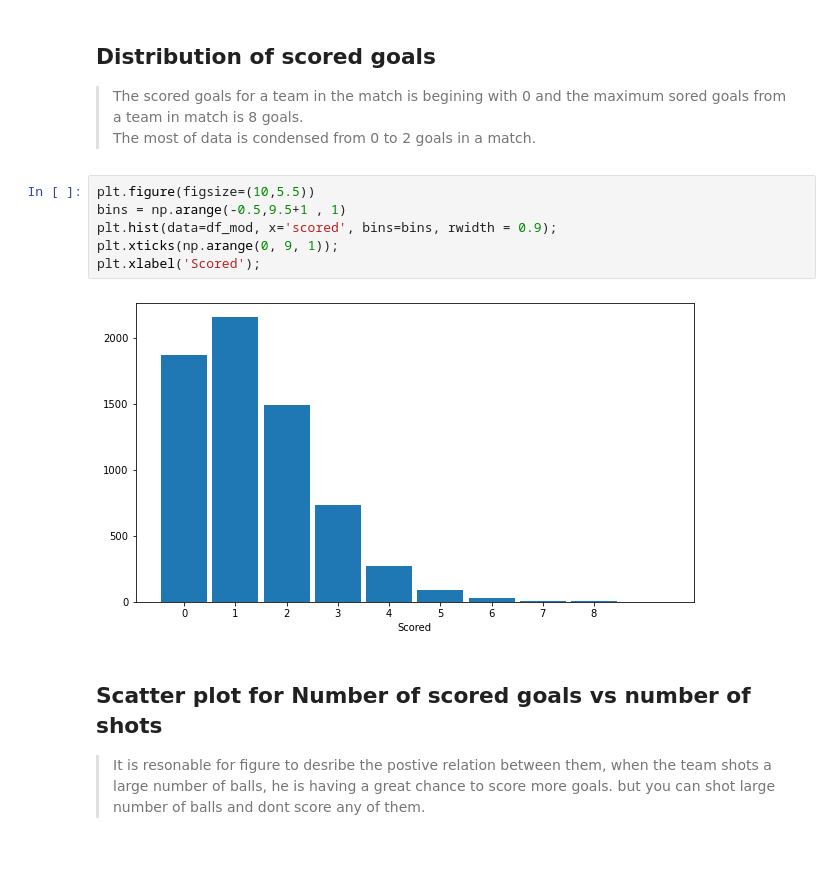
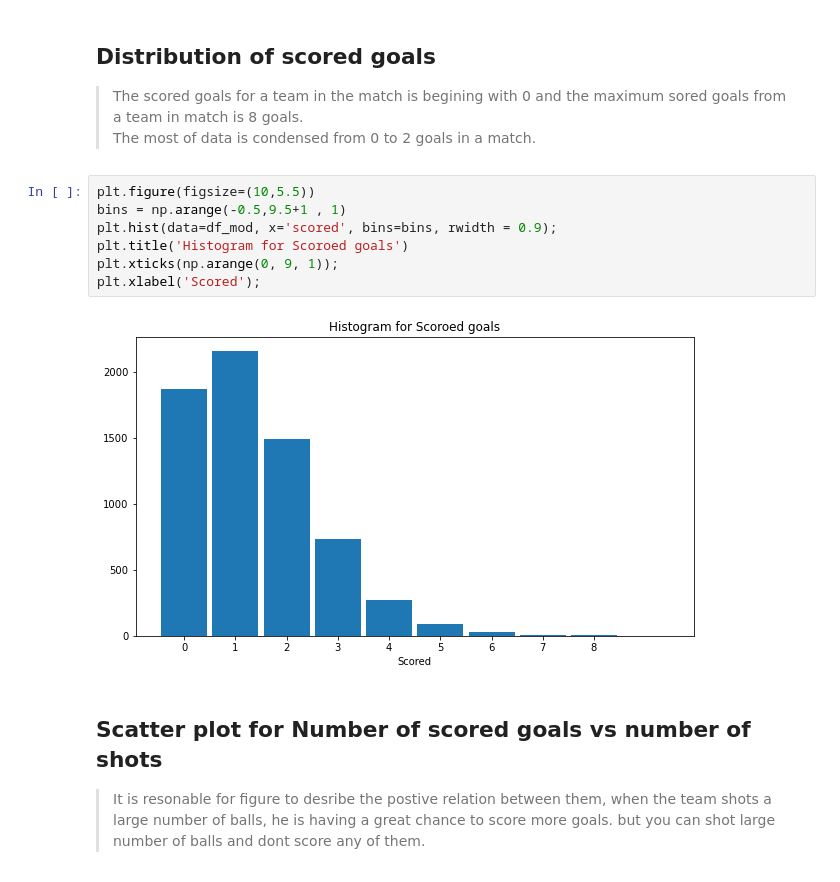
Before and after one commit to Onsymers/Premier-League-Data-Analysis, a Jupyter notebook: slide_deck.ipynb, the cells around one changed output. Drawn from its saved outputs; the diff is of its cells as text.

```diff
--- a/slide_deck.ipynb
+++ b/slide_deck.ipynb
@@ -68,11 +66,12 @@ The most of data is condensed from 0 to 2 goals in a match.
 # %%
 plt.figure(figsize=(10,5.5))
 bins = np.arange(-0.5,9.5+1 , 1)
 plt.hist(data=df_mod, x='scored', bins=bins, rwidth = 0.9);
+plt.title('Histogram for Scoroed goals')
 plt.xticks(np.arange(0, 9, 1));
 plt.xlabel('Scored');
 # %% [output]
-[figure, old version]
+[figure, new version]
 # %% [markdown]
 ## Scatter plot for Number of scored goals vs number of shots
 
```
Also changed, not shown: parts of 9 cells of this notebook, 4 other files.
